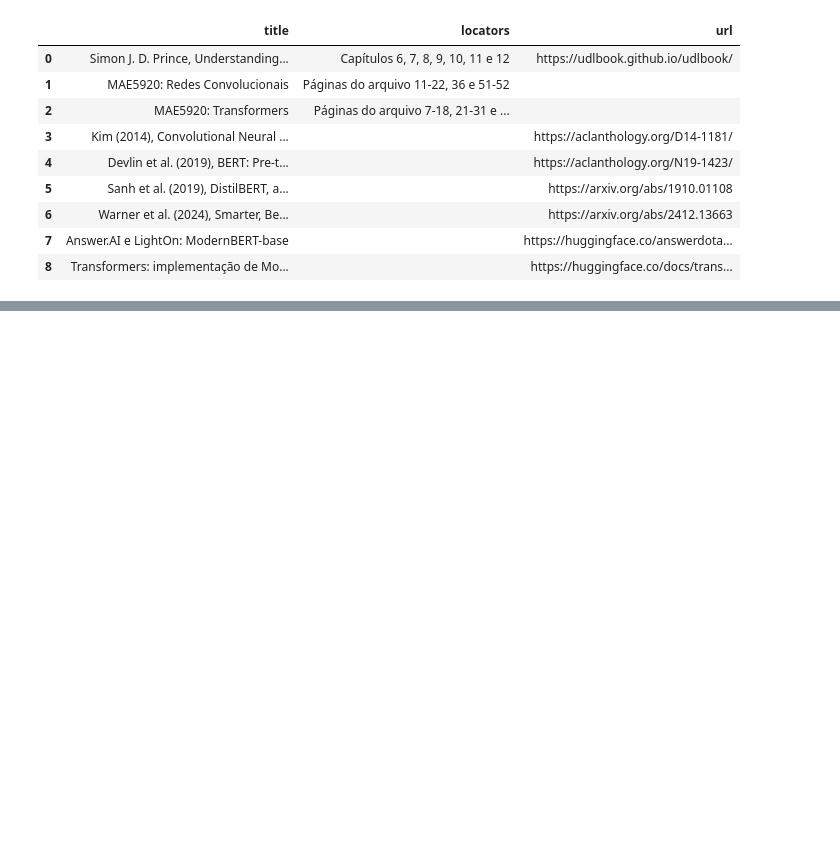
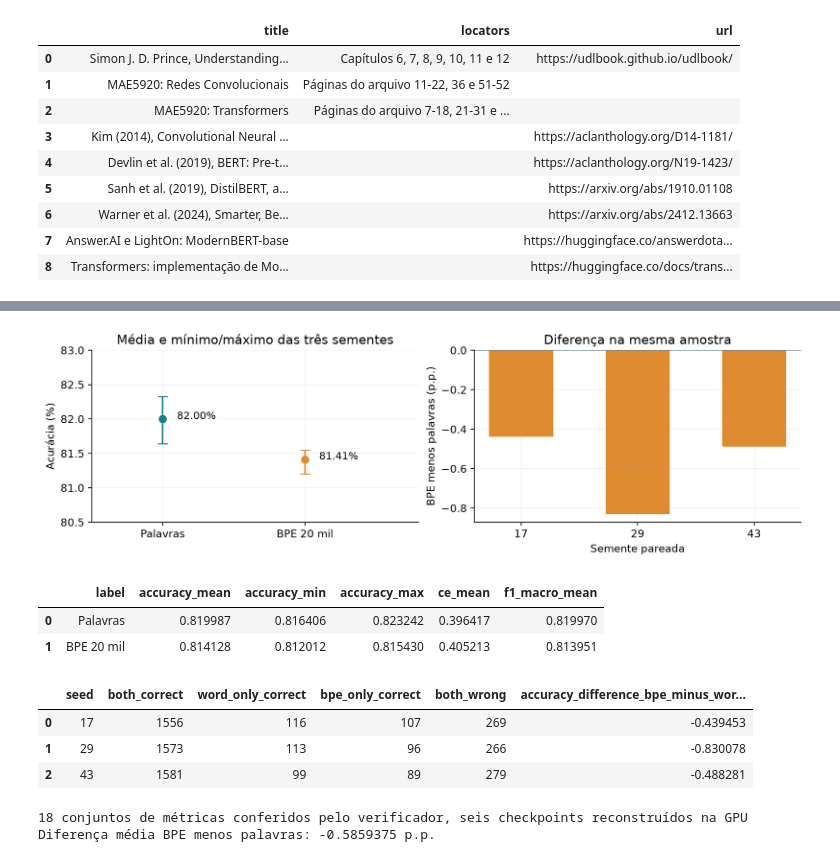
Before and after one commit to costaleirbag/projeto-mae5920, a Jupyter notebook: notebooks/cnn_encoders.ipynb, the cells around one changed output, grey strips where cells are left out. Saved outputs shown, nothing was run; the diff lists cells and outputs as text; code cells hidden in the pictures; blank space fills up the shorter version.

```diff
--- a/notebooks/cnn_encoders.ipynb
+++ b/notebooks/cnn_encoders.ipynb
@@ -281,0 +358,24 @@ display(pd.DataFrame(read_json(ROOT / 'docs/REFERENCIAS_SEQUENCIAS.json')['refer
+# %%
+display(Image(filename=str(BP / 'figures/audit_comparison.png')))
+display(pd.DataFrame(bs['groups'])[['label','accuracy_mean','accuracy_min','accuracy_max','ce_mean','f1_macro_mean']])
+display(pd.DataFrame(bs['paired_counts']))
+bm = read_json(BP / 'data_manifest.json')
+excluded = set().union(*(set(v['ids']) for m0 in [m,old] for v in m0['roles'].values()))
+assert not set(bm['roles']['audit']['ids']) & excluded
+z = np.load(BP / 'audit_predictions.npz')
+for r in read_json(BP / 'audit_metrics.json')['metrics']:
+    measured = metrics(z[r['run_id']], z['labels'])
+    assert all(abs(measured[k] - r[k]) < 1e-12 for k in measured)
+print('18 conjuntos de métricas conferidos pelo verificador, seis checkpoints reconstruídos na GPU')
+print('Diferença média BPE menos palavras:', bs['difference_bpe_minus_word_pp'], 'p.p.')
+# %% [output]
+[figure, added]
+|  | label | accuracy_mean | accuracy_min | accuracy_max | ce_mean | f1_macro_mean |
+| 0 | Palavras | 0.819987 | 0.816406 | 0.823242 | 0.396417 | 0.819970 |
+| 1 | BPE 20 mil | 0.814128 | 0.812012 | 0.815430 | 0.405213 | 0.813951 |
+|  | seed | both_correct | word_only_correct | bpe_only_correct | both_wrong | accuracy_difference_bpe_minus_wor... |
+| 0 | 17 | 1556 | 116 | 107 | 269 | -0.439453 |
+| 1 | 29 | 1573 | 113 | 96 | 266 | -0.830078 |
+| 2 | 43 | 1581 | 99 | 89 | 279 | -0.488281 |
+18 conjuntos de métricas conferidos pelo verificador, seis checkpoints reconstruídos na GPU
+Diferença média BPE menos palavras: -0.5859375 p.p.
```
Also changed, not shown: parts of 7 cells of this notebook, 56 other files.
